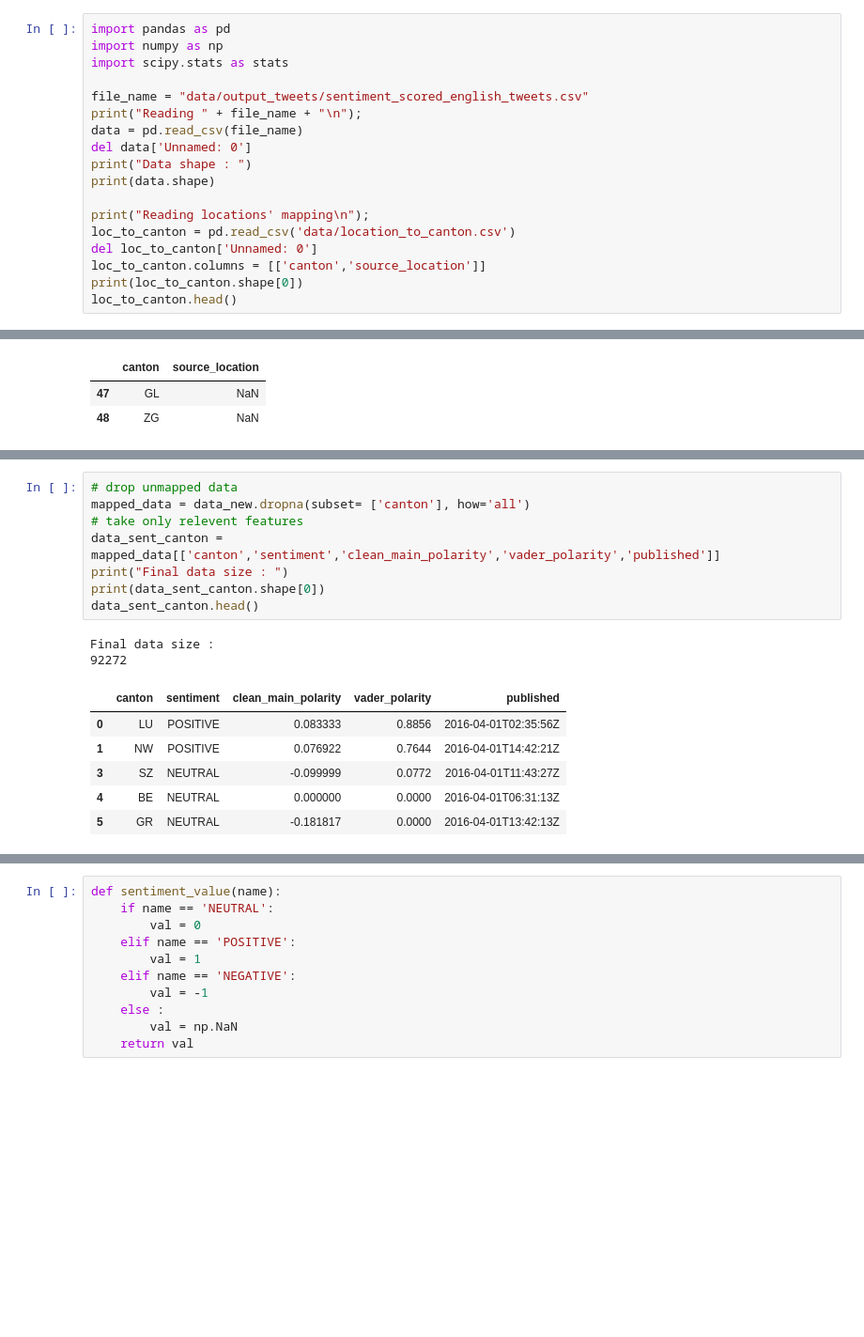
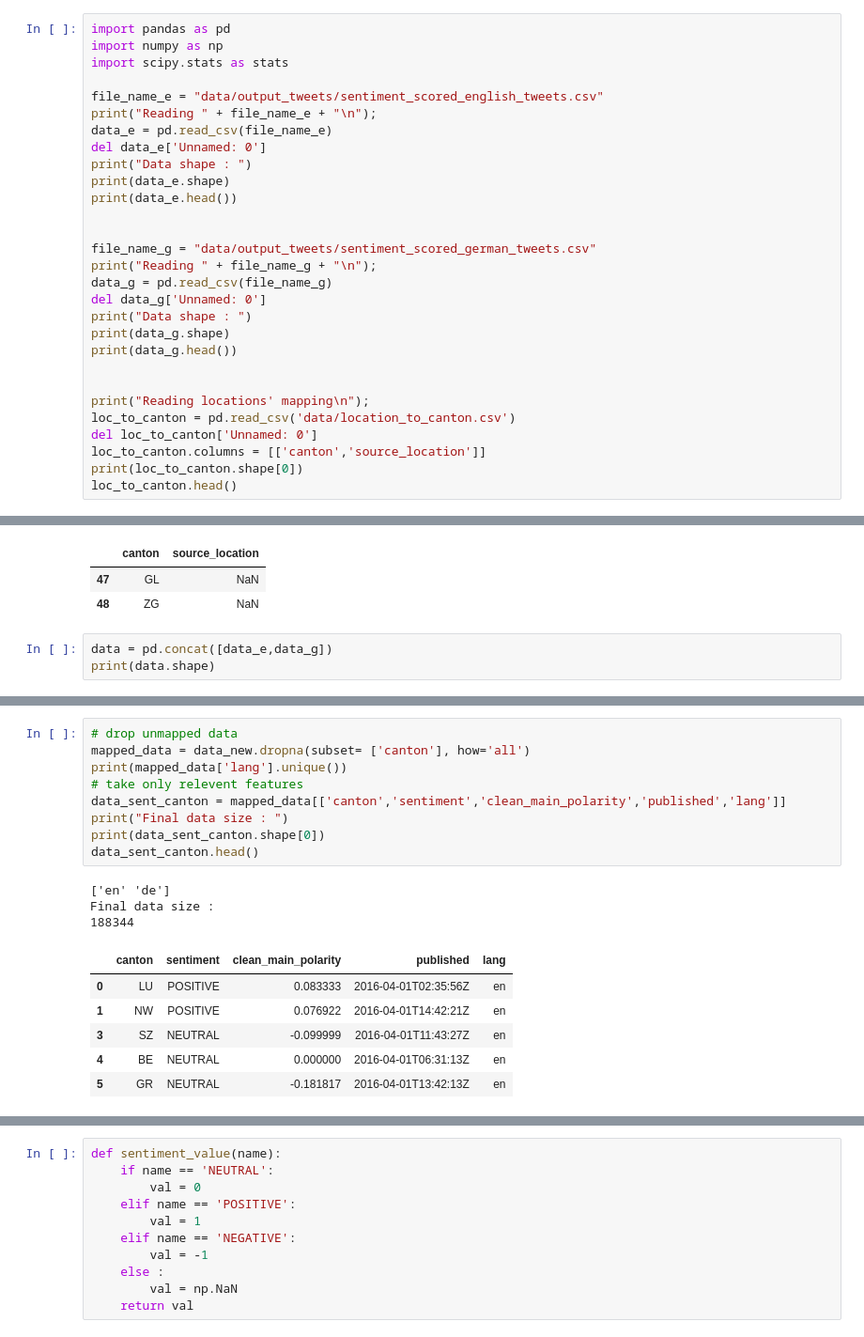
Before and after one commit to ahmadajal/ada-ana-project, a Jupyter notebook: Pre-Visualization-part2.ipynb, the cells around one changed output, grey strips where cells are left out. Shown: that part at 94% size. Saved outputs shown, nothing was run; the diff lists cells and outputs as text; blank space fills up the shorter version.

Commit message:
adding german tweets - all april

```diff
--- a/Pre-Visualization-part2.ipynb
+++ b/Pre-Visualization-part2.ipynb
@@ -3,12 +3,23 @@ import pandas as pd
 import numpy as np
 import scipy.stats as stats
 
-file_name = "data/output_tweets/sentiment_scored_english_tweets.csv"
-print("Reading " + file_name + "\n");
-data = pd.read_csv(file_name)
-del data['Unnamed: 0']
+file_name_e = "data/output_tweets/sentiment_scored_english_tweets.csv"
+print("Reading " + file_name_e + "\n");
+data_e = pd.read_csv(file_name_e)
+del data_e['Unnamed: 0']
 print("Data shape : ")
-print(data.shape)
+print(data_e.shape)
+print(data_e.head())
+
+
+file_name_g = "data/output_tweets/sentiment_scored_german_tweets.csv"
+print("Reading " + file_name_g + "\n");
+data_g = pd.read_csv(file_name_g)
+del data_g['Unnamed: 0']
+print("Data shape : ")
+print(data_g.shape)
+print(data_g.head())
+
 
 print("Reading locations' mapping\n");
 loc_to_canton = pd.read_csv('data/location_to_canton.csv')
@@ -41,3 +62,6 @@ Percentage of unrepresented cantons in the data :
 |  | canton | source_location |
 | 47 | GL | NaN |
 | 48 | ZG | NaN |
+# %%
+data = pd.concat([data_e,data_g])
+print(data.shape)
@@ -82,17 +116,19 @@ Percentage of unmapped data :
 # %%
 # drop unmapped data
 mapped_data = data_new.dropna(subset= ['canton'], how='all')
+print(mapped_data['lang'].unique())
 # take only relevent features
-data_sent_canton = mapped_data[['canton','sentiment','clean_main_polarity','vader_polarity','published']]
+data_sent_canton = mapped_data[['canton','sentiment','clean_main_polarity','published','lang']]
 print("Final data size : ")
 print(data_sent_canton.shape[0])
 data_sent_canton.head()
 # %% [output]
+['en' 'de']
 Final data size :
-92272
+188344
-|  | canton | sentiment | clean_main_polarity | vader_polarity | published |
-| 0 | LU | POSITIVE | 0.083333 | 0.8856 | 2016-04-01T02:35:56Z |
-| 1 | NW | POSITIVE | 0.076922 | 0.7644 | 2016-04-01T14:42:21Z |
-| 3 | SZ | NEUTRAL | -0.099999 | 0.0772 | 2016-04-01T11:43:27Z |
-| 4 | BE | NEUTRAL | 0.000000 | 0.0000 | 2016-04-01T06:31:13Z |
-| 5 | GR | NEUTRAL | -0.181817 | 0.0000 | 2016-04-01T13:42:13Z |
+|  | canton | sentiment | clean_main_polarity | published | lang |
+| 0 | LU | POSITIVE | 0.083333 | 2016-04-01T02:35:56Z | en |
+| 1 | NW | POSITIVE | 0.076922 | 2016-04-01T14:42:21Z | en |
+| 3 | SZ | NEUTRAL | -0.099999 | 2016-04-01T11:43:27Z | en |
+| 4 | BE | NEUTRAL | 0.000000 | 2016-04-01T06:31:13Z | en |
+| 5 | GR | NEUTRAL | -0.181817 | 2016-04-01T13:42:13Z | en |
```
Also changed, not shown: parts of 21 cells of this notebook, 31 other files.
